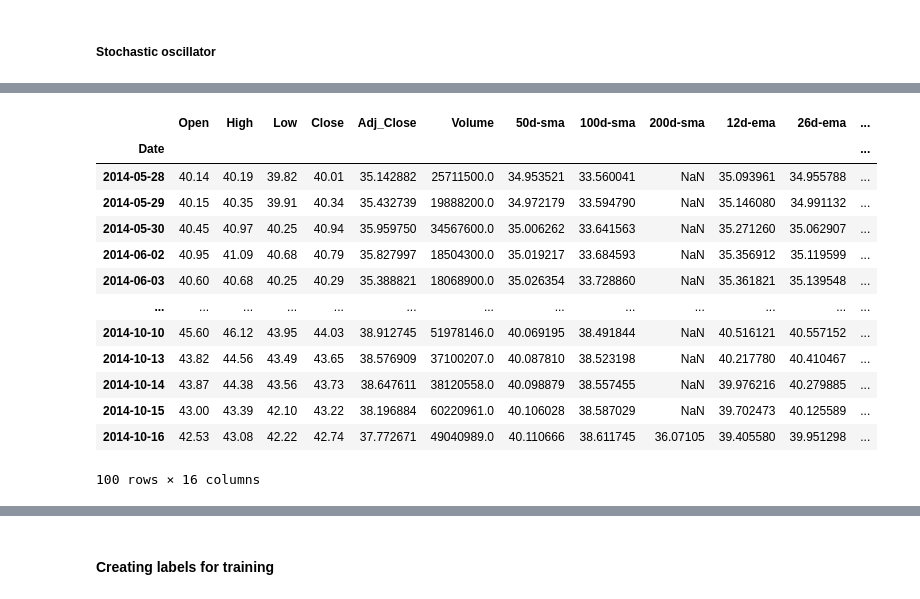
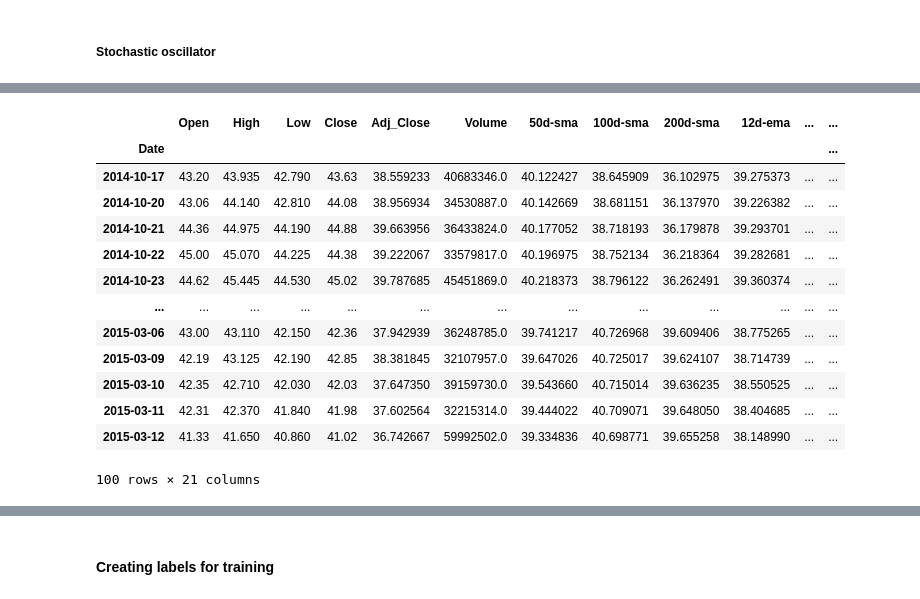
Before and after one commit to yepterence/Stock-Analysis, a Jupyter notebook: Stock-data-exploration.ipynb, the cells around one changed output, grey strips where cells are left out. Drawn from its saved outputs; the diff is of its cells as text; code cells hidden in the pictures.

Commit message:
added slope indicator function, modified stochastic function, macd and its calculations and corrected subsequent plots

```diff
--- a/Stock-data-exploration.ipynb
+++ b/Stock-data-exploration.ipynb
@@ -236,7 +236,7 @@ symbol_info['pegRatio'], symbol_info['trailingPE'], symbol_info['forwardPE']
 ##### Calculating RSI
 The standard is to use 14 periods to calculate the initial RSI value.
 # %%
-def calc_ticker_rs(df,price_col='adj close'):
+def calc_rs(df,price_col='adj close'):
     d_ = df[price_col].diff()
     pos_ = d_.clip(lower=0)
     neg_ = -1*d_.clip(upper=0)
@@ -246,11 +246,3 @@ def calc_ticker_rs(df,price_col='adj close'):
     return rel_str
 # %% [markdown]
 ##### Stochastic oscillator
-# %%
-def stochastic_osc(df, col_name='adj close'):
-
-    high_14 = df[col_name].rolling(14).max()
-    low_14 = df[col_name].rolling(14).min()
-    osc = 100-(df[col_name] - low_14)*100/(high_14 - low_14)
-    return osc
-# stochastic = np.vectorize(stochastic_osc)
@@ -268,0 +249,15 @@ def ma_conv(df):
+# %%
+def stochastic_osc(df, k=14, d=3):
+    ''' Takes dataframe, window frame for %K and %d and outputs a tuple of K and d.
+    Fast stochastic calculation
+    %K = (Current Close - Lowest Low)/
+    (Highest High - Lowest Low) * 100
+    %D = 3-day SMA of %K '''
+
+    low_min  = df['Low'].rolling( window = k ).min()
+    high_max = df['High'].rolling( window = k ).max()
+
+    K = 100 * ((df['Close'] - low_min)/(high_max - low_min))
+    D = K.rolling(window = d).mean()
+
+    return (K, D)
@@ -269,32 +274,37 @@ def ma_conv(df):
 # %%
 full_msft_df['50d-sma'] = full_msft_df['Adj_Close'].rolling(50).mean()
 full_msft_df['100d-sma'] = full_msft_df['Adj_Close'].rolling(100).mean()
 full_msft_df['200d-sma'] = full_msft_df['Adj_Close'].rolling(200).mean()
 full_msft_df['12d-ema'] = full_msft_df['Adj_Close'].ewm(span=12, min_periods=12).mean()
 full_msft_df['26d-ema'] = full_msft_df['Adj_Close'].ewm(span=26, min_periods=26).mean()
+full_msft_df['macd-signal'] = full_msft_df['macd'].ewm(span=9, min_periods=9).mean()
 full_msft_df['returns'] = full_msft_df['Adj_Close'].pct_change()
-full_msft_df['macd'] = ma_conv(full_msft_df)
+full_msft_df['macd'] = full_msft_df['12d-ema'] - full_msft_df['26d-ema']
+full_msft_df['ma-crossover-buy'] = np.where(full_msft_df['50d-sma']>full_msft_df['200d-sma'], 1, 0)
+full_msft_df['macd-crossover'] = np.where(full_msft_df['macd']>full_msft_df['macd-signal'], 1, 0)
 full_msft_df['dvol_pct_chng'] = full_msft_df['Volume'].pct_change()
-full_msft_df['rsi'] = 100 - (100/(1+calc_ticker_rs(full_msft_df,price_col='Adj_Close')))
-full_msft_df['%k'] = stochastic_osc(full_msft_df,col_name='Adj_Close')
-full_msft_df[100:200]
+full_msft_df['rsi'] = 100 - (100/(1+calc_rs(full_msft_df,price_col='Adj_Close')))
+full_msft_df['stoch-%K'] = stochastic_osc(full_msft_df)[0]
+full_msft_df['stoch-%d'] = stochastic_osc(full_msft_df)[1]
+
+full_msft_df[200:300]
 
 # To-Do: Create function to automatically generate moving average columns
 # %% [output]
-|  | Open | High | Low | Close | Adj_Close | Volume | 50d-sma | 100d-sma | 200d-sma | 12d-ema | 26d-ema | ... |
+|  | Open | High | Low | Close | Adj_Close | Volume | 50d-sma | 100d-sma | 200d-sma | 12d-ema | ... | ... |
 | Date |  |  |  |  |  |  |  |  |  |  |  | ... |
-| 2014-05-28 | 40.14 | 40.19 | 39.82 | 40.01 | 35.142882 | 25711500.0 | 34.953521 | 33.560041 | NaN | 35.093961 | 34.955788 | ... |
-| 2014-05-29 | 40.15 | 40.35 | 39.91 | 40.34 | 35.432739 | 19888200.0 | 34.972179 | 33.594790 | NaN | 35.146080 | 34.991132 | ... |
-| 2014-05-30 | 40.45 | 40.97 | 40.25 | 40.94 | 35.959750 | 34567600.0 | 35.006262 | 33.641563 | NaN | 35.271260 | 35.062907 | ... |
-| 2014-06-02 | 40.95 | 41.09 | 40.68 | 40.79 | 35.827997 | 18504300.0 | 35.019217 | 33.684593 | NaN | 35.356912 | 35.119599 | ... |
-| 2014-06-03 | 40.60 | 40.68 | 40.25 | 40.29 | 35.388821 | 18068900.0 | 35.026354 | 33.728860 | NaN | 35.361821 | 35.139548 | ... |
+| 2014-10-17 | 43.20 | 43.935 | 42.790 | 43.63 | 38.559233 | 40683346.0 | 40.122427 | 38.645909 | 36.102975 | 39.275373 | ... | ... |
+| 2014-10-20 | 43.06 | 44.140 | 42.810 | 44.08 | 38.956934 | 34530887.0 | 40.142669 | 38.681151 | 36.137970 | 39.226382 | ... | ... |
+| 2014-10-21 | 44.36 | 44.975 | 44.190 | 44.88 | 39.663956 | 36433824.0 | 40.177052 | 38.718193 | 36.179878 | 39.293701 | ... | ... |
+| 2014-10-22 | 45.00 | 45.070 | 44.225 | 44.38 | 39.222067 | 33579817.0 | 40.196975 | 38.752134 | 36.218364 | 39.282681 | ... | ... |
+| 2014-10-23 | 44.62 | 45.445 | 44.530 | 45.02 | 39.787685 | 45451869.0 | 40.218373 | 38.796122 | 36.262491 | 39.360374 | ... | ... |
 | ... | ... | ... | ... | ... | ... | ... | ... | ... | ... | ... | ... | ... |
-| 2014-10-10 | 45.60 | 46.12 | 43.95 | 44.03 | 38.912745 | 51978146.0 | 40.069195 | 38.491844 | NaN | 40.516121 | 40.557152 | ... |
-| 2014-10-13 | 43.82 | 44.56 | 43.49 | 43.65 | 38.576909 | 37100207.0 | 40.087810 | 38.523198 | NaN | 40.217780 | 40.410467 | ... |
-| 2014-10-14 | 43.87 | 44.38 | 43.56 | 43.73 | 38.647611 | 38120558.0 | 40.098879 | 38.557455 | NaN | 39.976216 | 40.279885 | ... |
-| 2014-10-15 | 43.00 | 43.39 | 42.10 | 43.22 | 38.196884 | 60220961.0 | 40.106028 | 38.587029 | NaN | 39.702473 | 40.125589 | ... |
-| 2014-10-16 | 42.53 | 43.08 | 42.22 | 42.74 | 37.772671 | 49040989.0 | 40.110666 | 38.611745 | 36.07105 | 39.405580 | 39.951298 | ... |
+| 2015-03-06 | 43.00 | 43.110 | 42.150 | 42.36 | 37.942939 | 36248785.0 | 39.741217 | 40.726968 | 39.609406 | 38.775265 | ... | ... |
+| 2015-03-09 | 42.19 | 43.125 | 42.190 | 42.85 | 38.381845 | 32107957.0 | 39.647026 | 40.725017 | 39.624107 | 38.714739 | ... | ... |
+| 2015-03-10 | 42.35 | 42.710 | 42.030 | 42.03 | 37.647350 | 39159730.0 | 39.543660 | 40.715014 | 39.636235 | 38.550525 | ... | ... |
+| 2015-03-11 | 42.31 | 42.370 | 41.840 | 41.98 | 37.602564 | 32215314.0 | 39.444022 | 40.709071 | 39.648050 | 38.404685 | ... | ... |
+| 2015-03-12 | 41.33 | 41.650 | 40.860 | 41.02 | 36.742667 | 59992502.0 | 39.334836 | 40.698771 | 39.655258 | 38.148990 | ... | ... |
-100 rows × 16 columns
+100 rows × 21 columns
 # %%
 
 # Training dataset using candlestick format with rangeslider to zoom into prices in a given time period.
```
Also changed, not shown: parts of 8 cells of this notebook.
